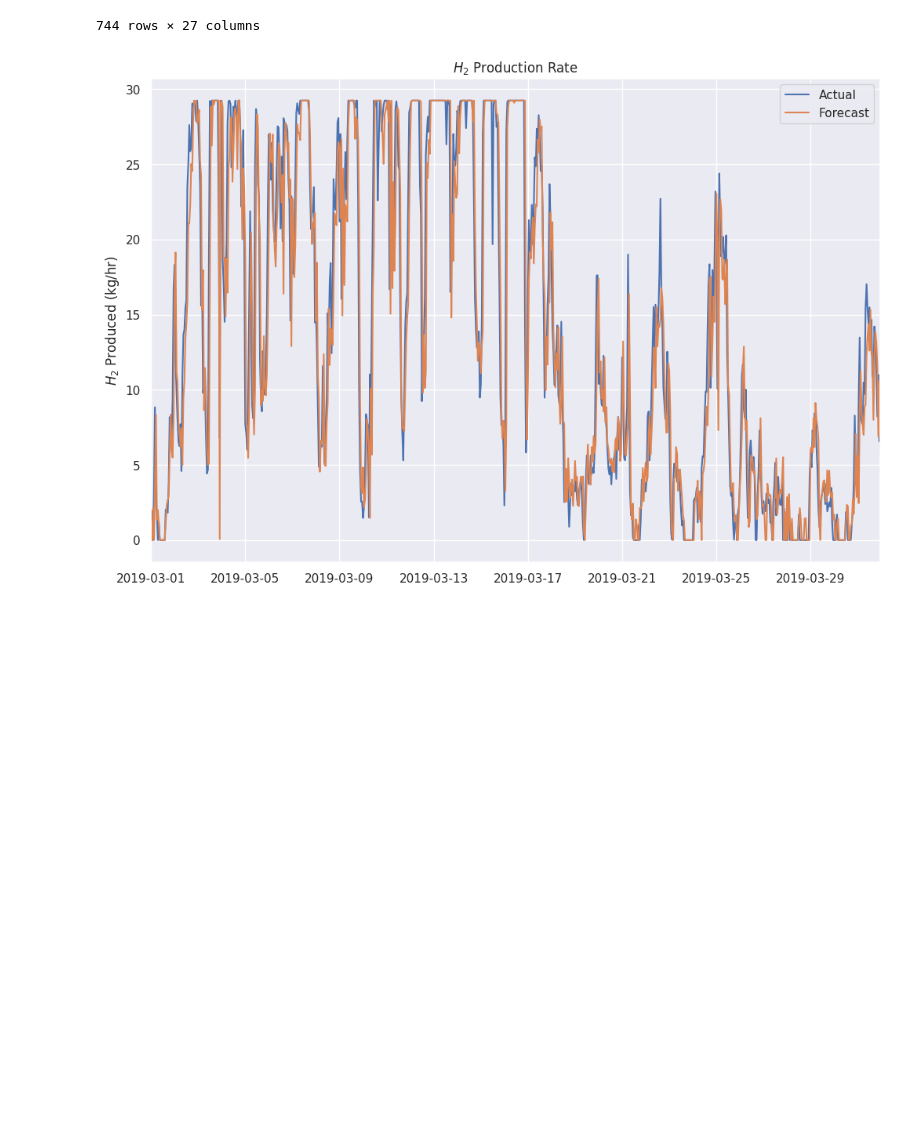
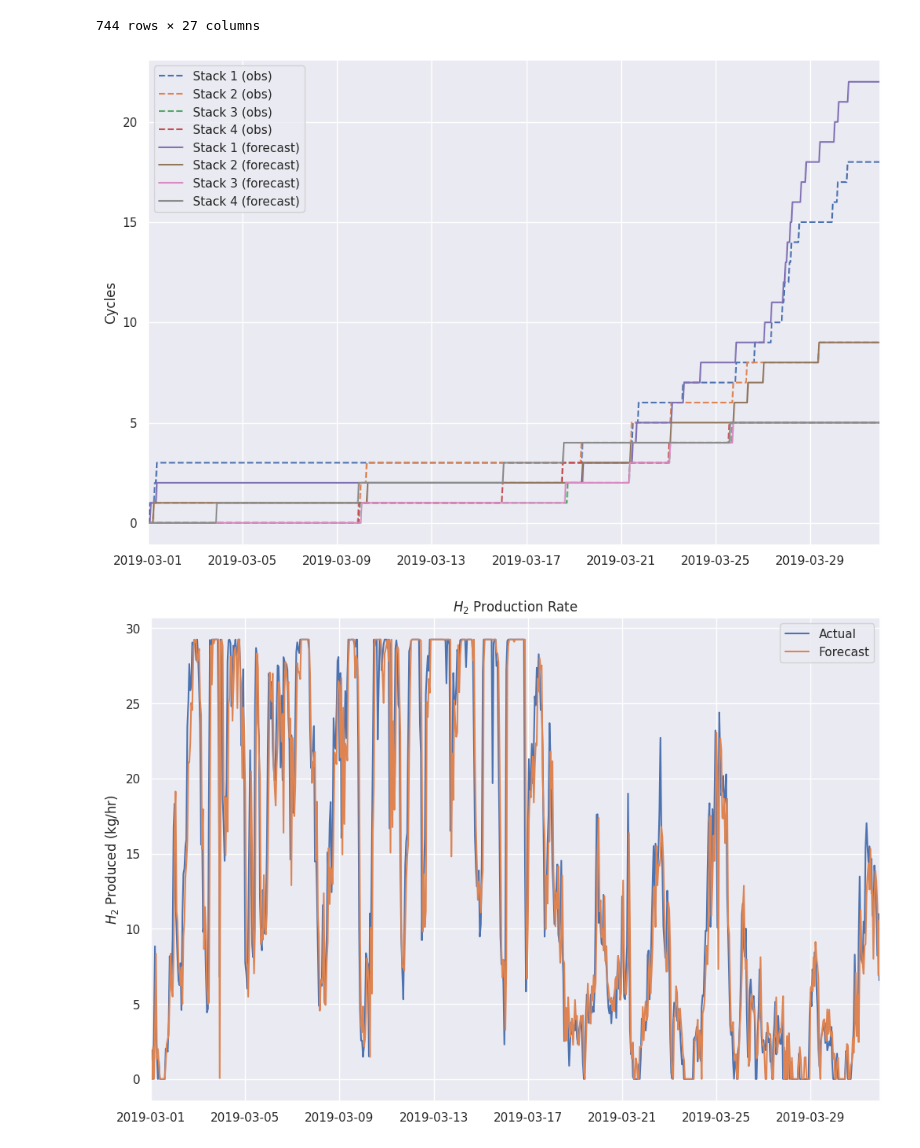
Before and after one commit to camirmas/REStats, a Jupyter notebook: REStats/notebooks/sim.ipynb, the cells around one changed output. Cells and saved outputs as stored; diff of their text form; code cells hidden in the pictures; blank space fills up the shorter version.

Commit message:
Add stack cycles chart

```diff
--- a/REStats/notebooks/sim.ipynb
+++ b/REStats/notebooks/sim.ipynb
@@ -337,6 +337,25 @@ h2_prod
 | 742 | 381669.651413 | 0.000000 | 6.564437 | 3.413811e-03 | 0 | 18.0 | 2437200.0 | ... |
 | 743 | 402556.619898 | 0.000000 | 6.853200 | 3.414905e-03 | 0 | 18.0 | 2440800.0 | ... |
 744 rows × 27 columns
+# %%
+fig, ax = plt.subplots(figsize=(12, 8))
+ax.set_xmargin(0)
+ax.set_ylabel("Cycles")
+
+cycles = [c for c in h2_prod.columns if "cycles" in c]
+cycles_df = h2_prod[cycles]
+cycles_df_fcast = h2_prod_fcast[cycles]
+
+labels_obs = [f"Stack {i+1} (obs)" for i in range(len(cycles))]
+labels_fcast = [f"Stack {i+1} (forecast)" for i in range(len(cycles))]
+
+ax.plot(test.index, cycles_df, "--", label=labels_obs)
+ax.plot(test.index[1:], cycles_df_fcast, label=labels_fcast)
+ax.legend()
+
+figs["h2_cycles"] = fig
+# %% [output]
+[figure, added]
 # %%
 fig, ax = plt.subplots(figsize=(12, 8))
 ax.set_xmargin(0)
```
Also changed, not shown: parts of 9 cells of this notebook.
